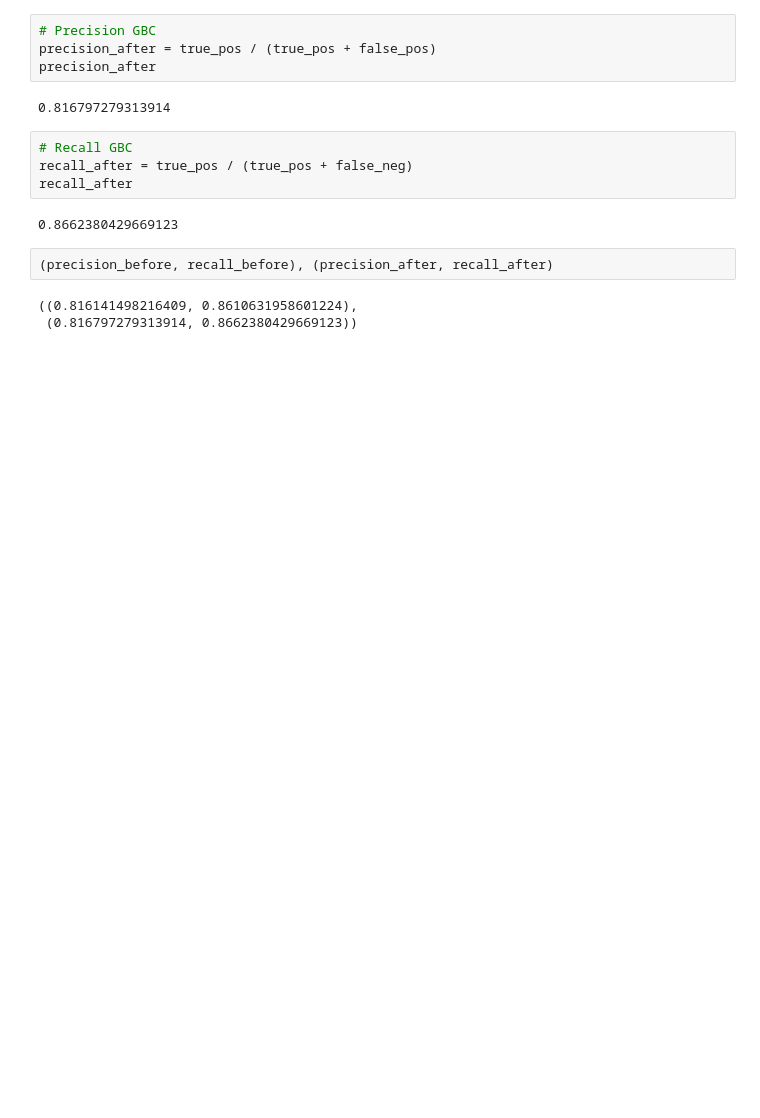
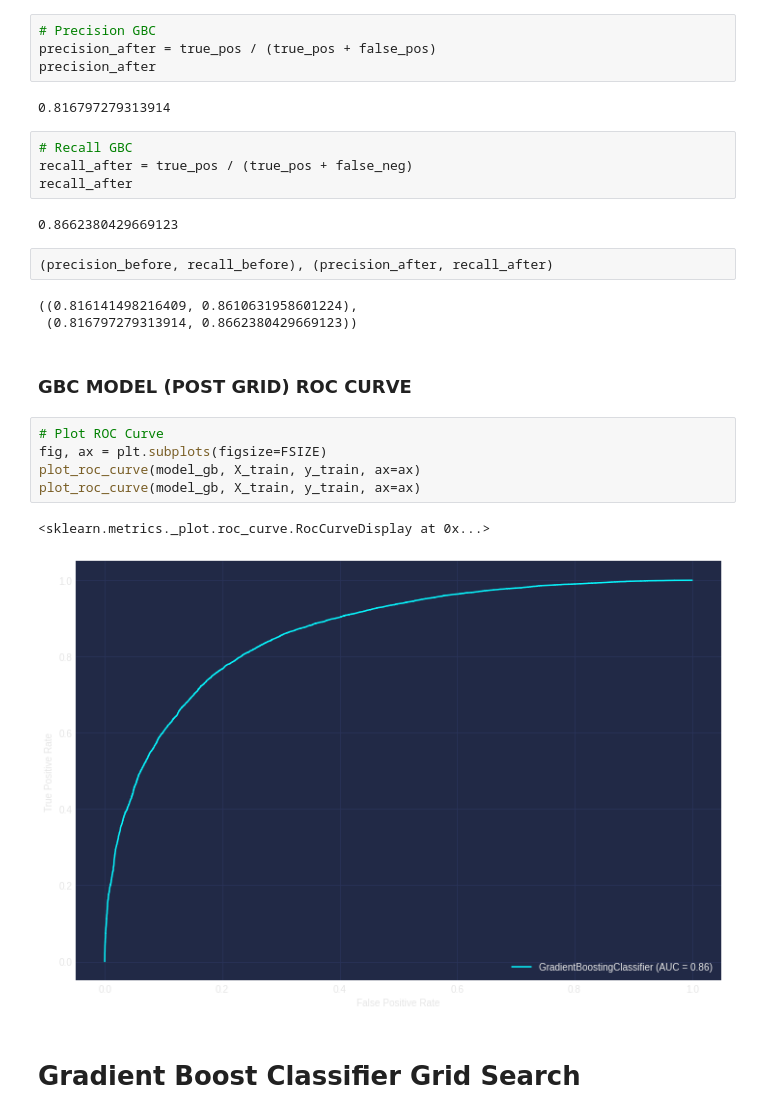
Before and after one commit to boogiedev/churning-a-blind-eye, a Jupyter notebook: ensemble_modeling.ipynb, the cells around one changed output. Drawn from its saved outputs; the diff is of its cells as text; blank space fills up the shorter version.

```diff
--- a/ensemble_modeling.ipynb
+++ b/ensemble_modeling.ipynb
@@ -380,3 +341,15 @@ recall_after
 # %% [output]
 ((0.816141498216409, 0.8610631958601224),
  (0.816797279313914, 0.8662380429669123))
+# %% [markdown]
+### GBC MODEL (POST GRID) ROC CURVE
+# %%
+# Plot ROC Curve
+fig, ax = plt.subplots(figsize=FSIZE)
+plot_roc_curve(model_gb, X_train, y_train, ax=ax)
+plot_roc_curve(model_gb, X_train, y_train, ax=ax)
+# %% [output]
+<sklearn.metrics._plot.roc_curve.RocCurveDisplay at 0x...>
+[figure, added]
+# %% [markdown]
+# Gradient Boost Classifier Grid Search
```
Also changed, not shown: parts of 5 cells of this notebook, 2 other files.
